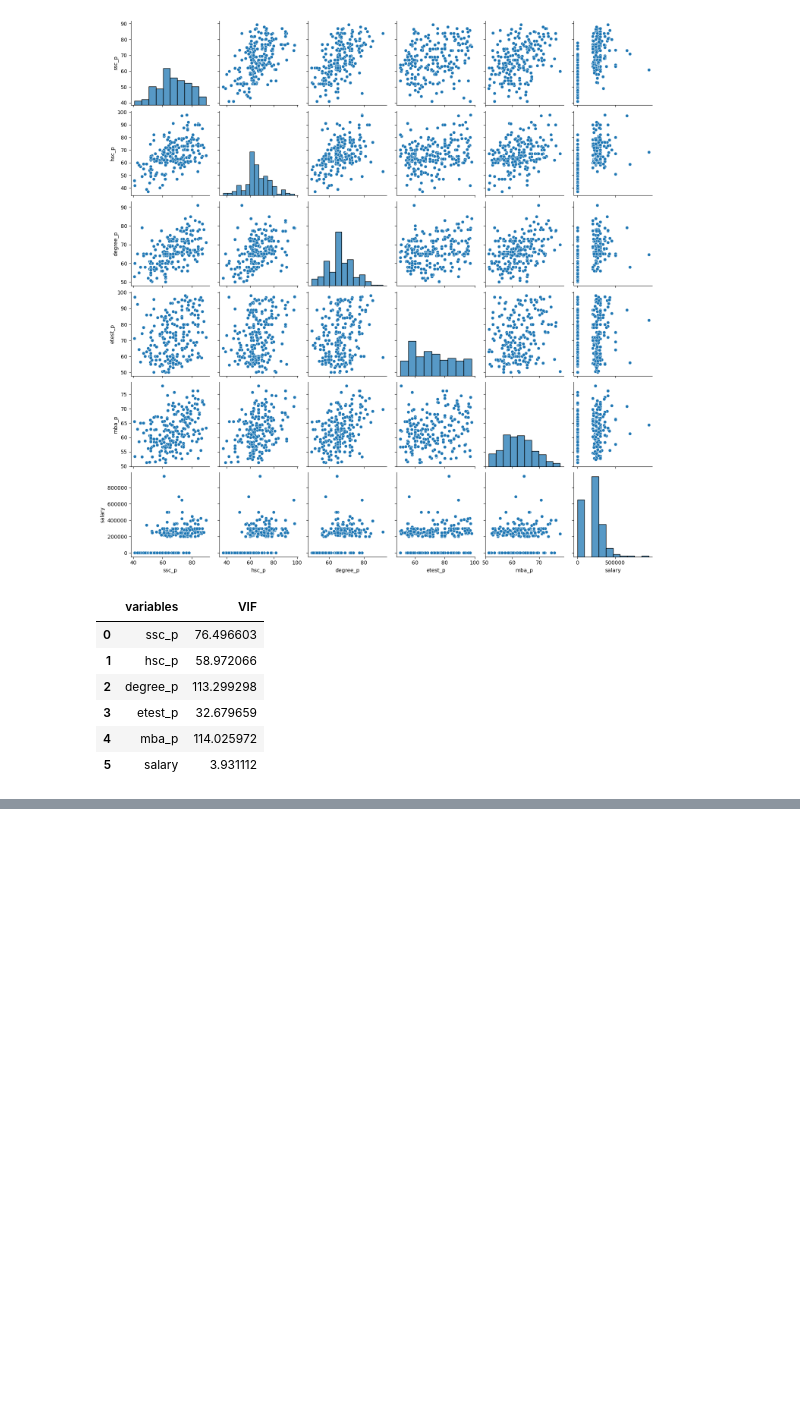
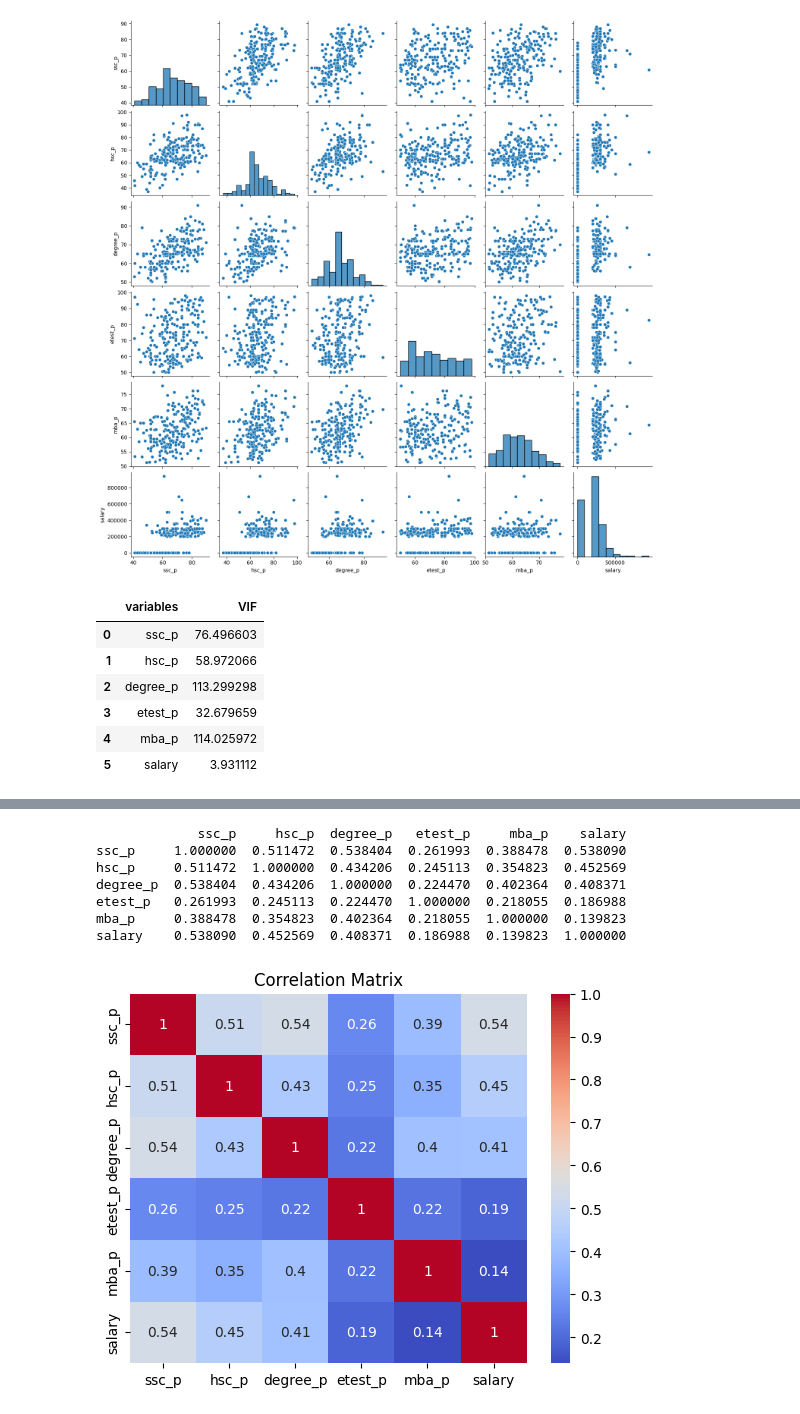
Before and after one commit to DhanasekarDomain/Data-Science-Basic, a Jupyter notebook: Biveriate.ipynb, the cells around one changed output, grey strips where cells are left out. Drawn from its saved outputs; the diff is of its cells as text; code cells hidden in the pictures; blank space fills up the shorter version.

```diff
--- a/Biveriate.ipynb
+++ b/Biveriate.ipynb
@@ -103,0 +110,15 @@ calc_vif(datafile[quan])
+# %%
+corr_matrix = datafile[['ssc_p', 'hsc_p', 'degree_p', 'etest_p', 'mba_p', 'salary']].corr()
+print(corr_matrix)
+sb.heatmap(corr_matrix, annot=True, cmap='coolwarm')
+plt.title("Correlation Matrix")
+plt.show()
+# %% [output]
+             ssc_p     hsc_p  degree_p   etest_p     mba_p    salary
+ssc_p     1.000000  0.511472  0.538404  0.261993  0.388478  0.538090
+hsc_p     0.511472  1.000000  0.434206  0.245113  0.354823  0.452569
+degree_p  0.538404  0.434206  1.000000  0.224470  0.402364  0.408371
+etest_p   0.261993  0.245113  0.224470  1.000000  0.218055  0.186988
+mba_p     0.388478  0.354823  0.402364  0.218055  1.000000  0.139823
+salary    0.538090  0.452569  0.408371  0.186988  0.139823  1.000000
+[figure, added]
```
Also changed, not shown: parts of 11 cells of this notebook.
